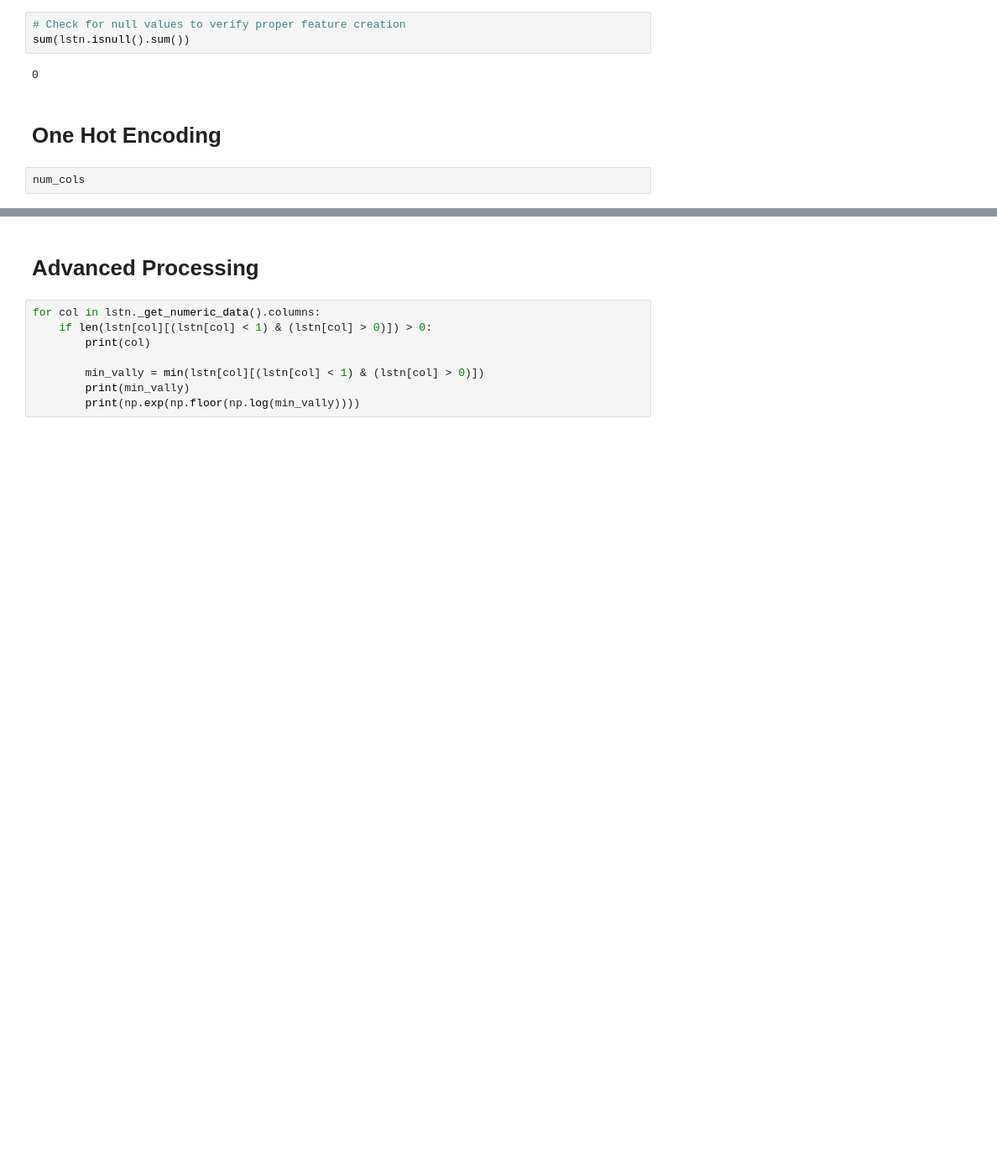
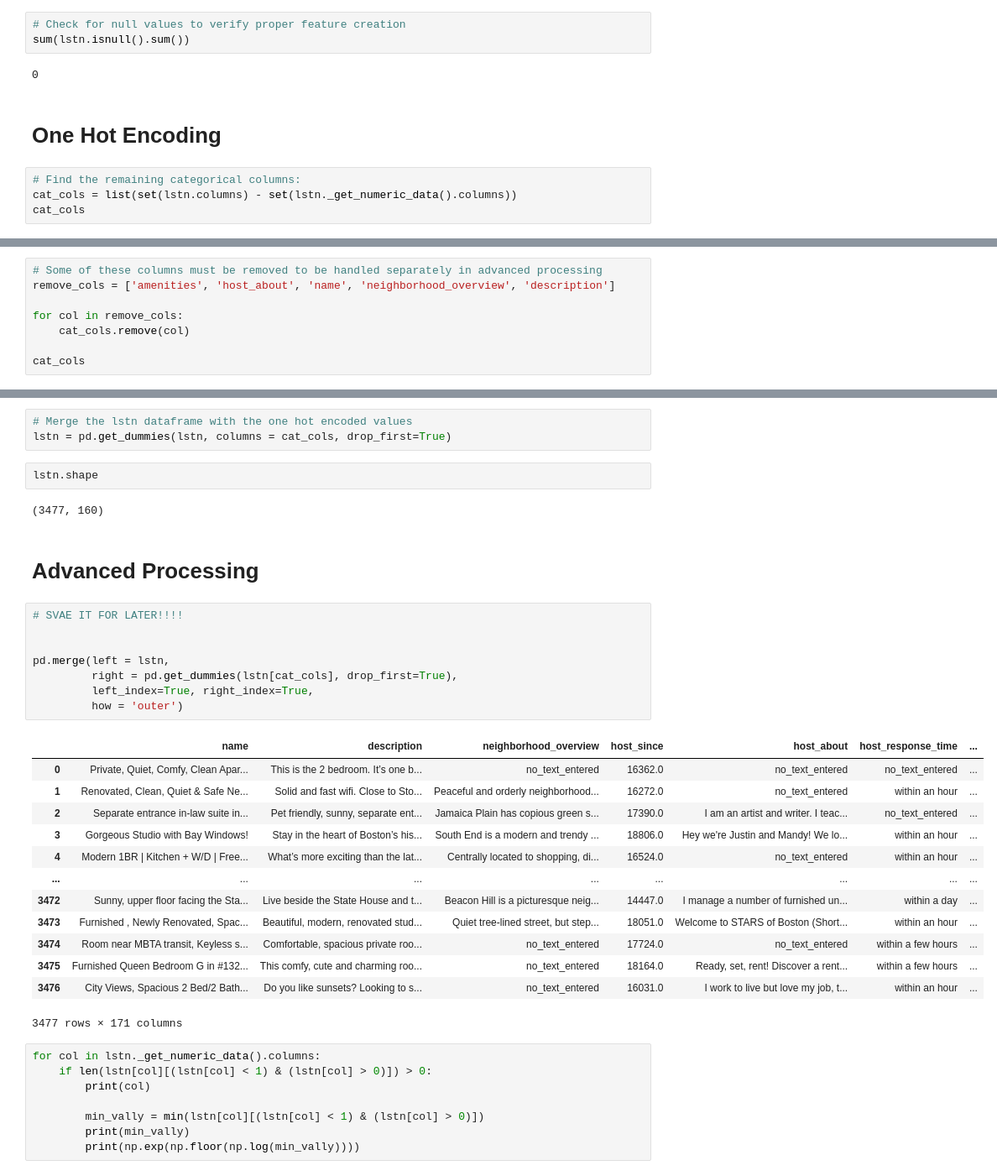
Before and after one commit to drossDS/Air_BnB_Fair_Pricing, a Jupyter notebook: code/4-post-eda-data-compiler.ipynb, the cells around one changed output, grey strips where cells are left out. Shown at 84% size. Saved outputs shown, nothing was run; the diff lists cells and outputs as text; blank space fills up the shorter version.

```diff
--- a/code/4-post-eda-data-compiler.ipynb
+++ b/code/4-post-eda-data-compiler.ipynb
@@ -274,5 +274,7 @@ sum(lstn.isnull().sum())
 # %% [markdown]
 # One Hot Encoding
 # %%
-num_cols
+# Find the remaining categorical columns:
+cat_cols = list(set(lstn.columns) - set(lstn._get_numeric_data().columns))
+cat_cols
 # %% [output]
@@ -295,0 +297,8 @@ num_cols
+# %%
+# Some of these columns must be removed to be handled separately in advanced processing
+remove_cols = ['amenities', 'host_about', 'name', 'neighborhood_overview', 'description']
+
+for col in remove_cols:
+    cat_cols.remove(col)
+
+cat_cols
@@ -296,5 +317,34 @@ num_cols
+# %%
+# Merge the lstn dataframe with the one hot encoded values
+lstn = pd.get_dummies(lstn, columns = cat_cols, drop_first=True)
+# %%
+lstn.shape
+# %% [output]
+(3477, 160)
 # %% [markdown]
 # Advanced Processing
+# %%
+# SVAE IT FOR LATER!!!!
+
+
+pd.merge(left = lstn,
+         right = pd.get_dummies(lstn[cat_cols], drop_first=True),
+         left_index=True, right_index=True,
+         how = 'outer')
+# %% [output]
+|  | name | description | neighborhood_overview | host_since | host_about | host_response_time | ... |
+| 0 | Private, Quiet, Comfy, Clean Apar... | This is the 2 bedroom. It’s one b... | no_text_entered | 16362.0 | no_text_entered | no_text_entered | ... |
+| 1 | Renovated, Clean, Quiet & Safe Ne... | Solid and fast wifi. Close to Sto... | Peaceful and orderly neighborhood... | 16272.0 | no_text_entered | within an hour | ... |
+| 2 | Separate entrance in-law suite in... | Pet friendly, sunny, separate ent... | Jamaica Plain has copious green s... | 17390.0 | I am an artist and writer. I teac... | no_text_entered | ... |
+| 3 | Gorgeous Studio with Bay Windows! | Stay in the heart of Boston’s his... | South End is a modern and trendy ... | 18806.0 | Hey we're Justin and Mandy! We lo... | within an hour | ... |
+| 4 | Modern 1BR | Kitchen + W/D | Free... | What’s more exciting than the lat... | Centrally located to shopping, di... | 16524.0 | no_text_entered | within an hour | ... |
+| ... | ... | ... | ... | ... | ... | ... | ... |
+| 3472 | Sunny, upper floor facing the Sta... | Live beside the State House and t... | Beacon Hill is a picturesque neig... | 14447.0 | I manage a number of furnished un... | within a day | ... |
+| 3473 | Furnished , Newly Renovated, Spac... | Beautiful, modern, renovated stud... | Quiet tree-lined street, but step... | 18051.0 | Welcome to STARS of Boston (Short... | within an hour | ... |
+| 3474 | Room near MBTA transit, Keyless s... | Comfortable, spacious private roo... | no_text_entered | 17724.0 | no_text_entered | within a few hours | ... |
+| 3475 | Furnished Queen Bedroom G in #132... | This comfy, cute and charming roo... | no_text_entered | 18164.0 | Ready, set, rent! Discover a rent... | within a few hours | ... |
+| 3476 | City Views, Spacious 2 Bed/2 Bath... | Do you like sunsets? Looking to s... | no_text_entered | 16031.0 | I work to live but love my job, t... | within an hour | ... |
+3477 rows × 171 columns
 # %%
 for col in lstn._get_numeric_data().columns:
     if len(lstn[col][(lstn[col] < 1) & (lstn[col] > 0)]) > 0:
```
Also changed, not shown: parts of 2 cells of this notebook.
